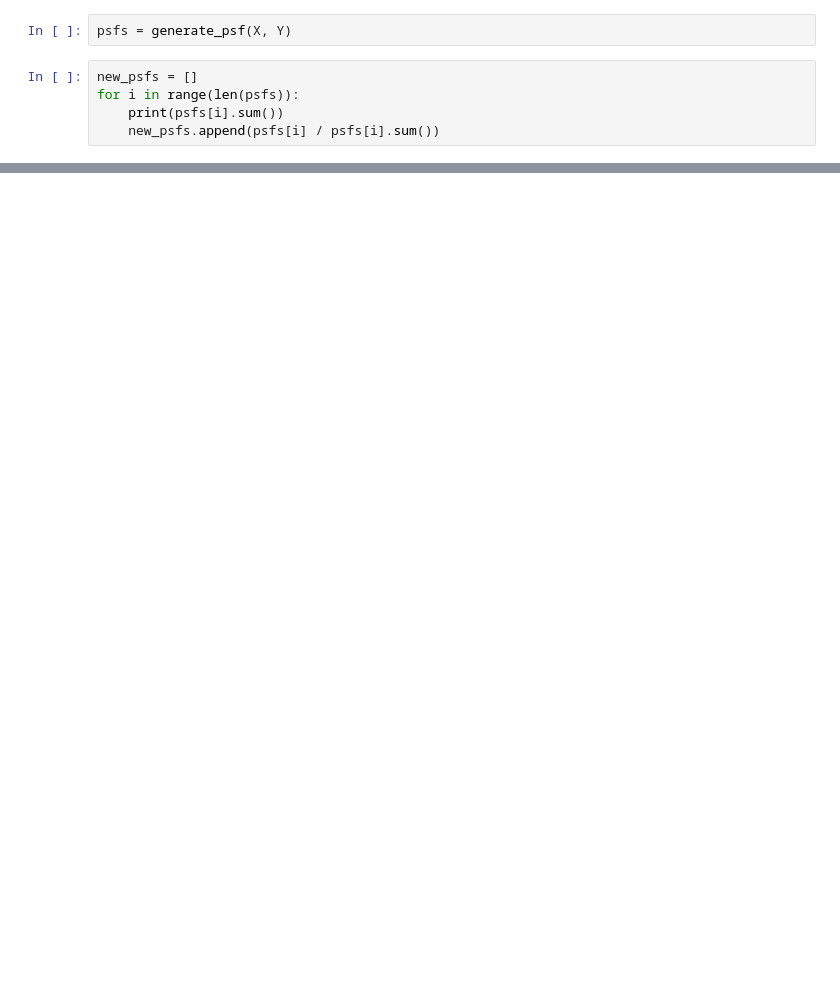
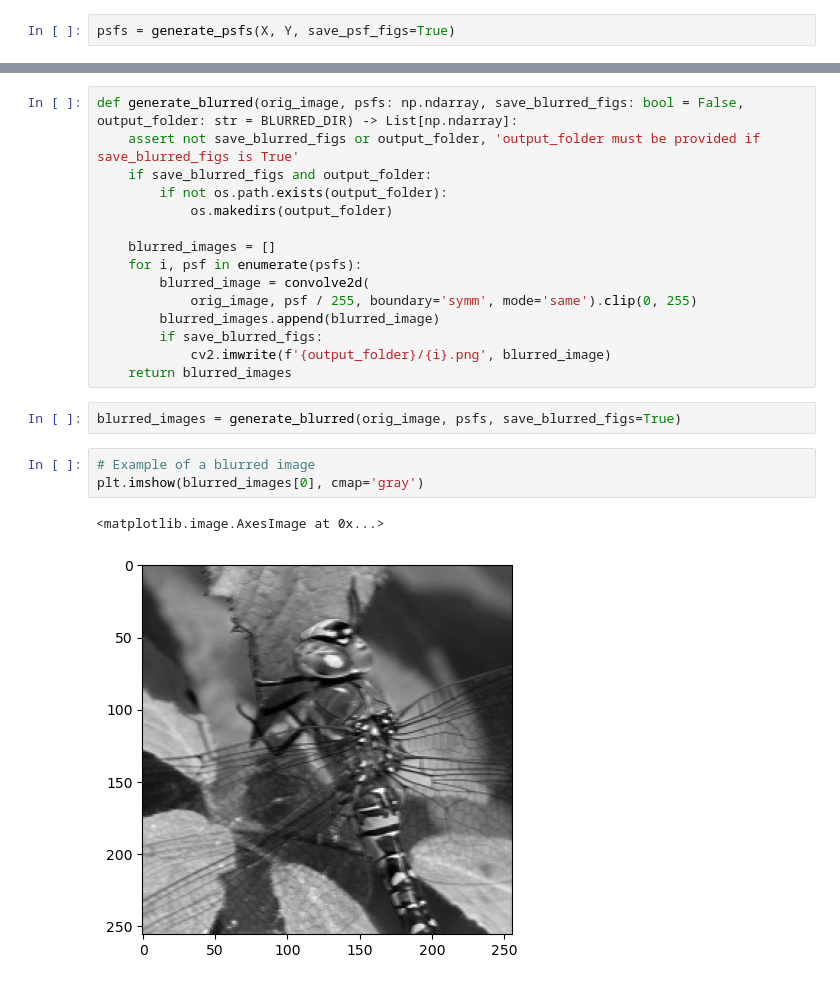
Before and after one commit to TomDana88/236860-DIP, a Jupyter notebook: hw1.ipynb, the cells around one changed output, grey strips where cells are left out. Cells and saved outputs as stored; diff of their text form; blank space fills up the shorter version.

```diff
--- a/hw1.ipynb
+++ b/hw1.ipynb
@@ -39,7 +72,2 @@ def generate_psf(X: np.ndarray, Y: np.ndarray) -> np.ndarray:
 # %%
-psfs = generate_psf(X, Y)
+psfs = generate_psfs(X, Y, save_psf_figs=True)
-# %%
-new_psfs = []
-for i in range(len(psfs)):
-    print(psfs[i].sum())
-    new_psfs.append(psfs[i] / psfs[i].sum())
@@ -59,0 +74,23 @@ plt.imshow(psfs[0], cmap='gray')
+# %%
+def generate_blurred(orig_image, psfs: np.ndarray, save_blurred_figs: bool = False, output_folder: str = BLURRED_DIR) -> List[np.ndarray]:
+    assert not save_blurred_figs or output_folder, 'output_folder must be provided if save_blurred_figs is True'
+    if save_blurred_figs and output_folder:
+        if not os.path.exists(output_folder):
+            os.makedirs(output_folder)
+
+    blurred_images = []
+    for i, psf in enumerate(psfs):
+        blurred_image = convolve2d(
+            orig_image, psf / 255, boundary='symm', mode='same').clip(0, 255)
+        blurred_images.append(blurred_image)
+        if save_blurred_figs:
+            cv2.imwrite(f'{output_folder}/{i}.png', blurred_image)
+    return blurred_images
+# %%
+blurred_images = generate_blurred(orig_image, psfs, save_blurred_figs=True)
+# %%
+# Example of a blurred image
+plt.imshow(blurred_images[0], cmap='gray')
+# %% [output]
+<matplotlib.image.AxesImage at 0x...>
+[figure, added]
```
Also changed, not shown: parts of 19 cells of this notebook, 2 other files.
